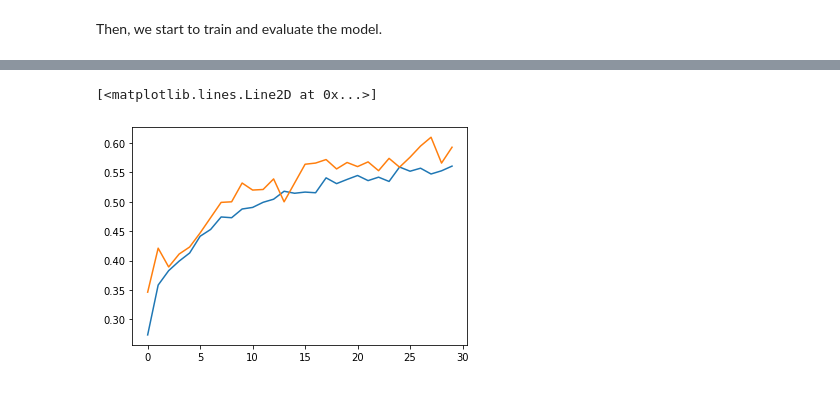
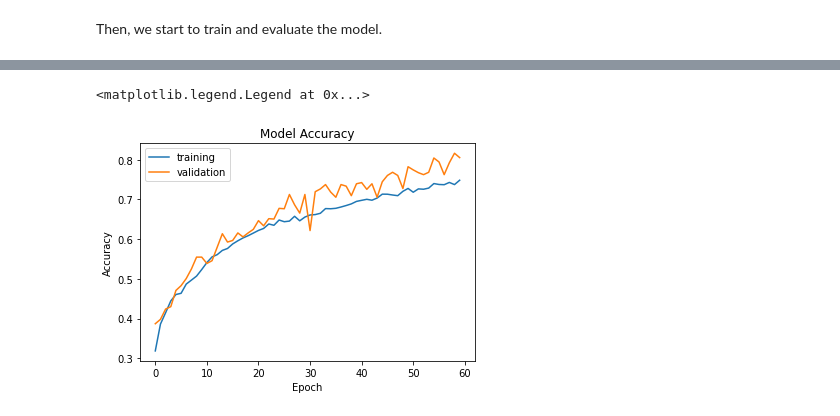
Before and after one commit to jiahao303/music-classifier, a Jupyter notebook: Music_Classifier_Nov_29.ipynb, the cells around one changed output, grey strips where cells are left out. Drawn from its saved outputs; the diff is of its cells as text; code cells hidden in the pictures.

```diff
--- a/Music_Classifier_Nov_29.ipynb
+++ b/Music_Classifier_Nov_29.ipynb
@@ -426,11 +418,13 @@ lyrics_features = layers.Dense(32, activation='relu')(lyrics_features)
 # %%
-scalar_features = layers.Dense(32, activation='relu')(scalars_input)
+scalar_features = layers.Dense(64, activation='relu')(scalars_input)
 # %% [markdown]
 In the following part, we are going to concatenate the output derived from lyrics pipeline and scalars pipeline.
 # %%
 main = layers.concatenate([lyrics_features, scalar_features], axis = 1)
+main = layers.Dense(256, activation='relu')(main)
+main = layers.Dense(64, activation='relu')(main)
 main = layers.Dense(32, activation='relu')(main)
-output = layers.Dense(num_genres, name = "genre")(main)
+output = layers.Dense(num_genres, name = "genre", activation = 'softmax')(main)
 # %%
 model = keras.Model(
     inputs = [lyrics_input, scalars_input],
@@ -462,11 +440,11 @@ ________________________________________________________________________________
 Then, we start to train and evaluate the model.
 # %%
 model.compile(optimizer = "adam",
-              loss = losses.SparseCategoricalCrossentropy(from_logits=True),
+              loss = losses.SparseCategoricalCrossentropy(from_logits=False),
               metrics=['accuracy']
 )
 # %%
 history = model.fit(train,
                     validation_data=val,
-                    epochs = 30,
-                    verbose = False)
+                    epochs = 60,
+                    verbose = True)
@@ -473,7 +469,12 @@ history = model.fit(train,
 # %%
 from matplotlib import pyplot as plt
-plt.plot(history.history["accuracy"])
-plt.plot(history.history["val_accuracy"])
+# summarize history for accuracy
+plt.plot(history.history["accuracy"], label = "training")
+plt.plot(history.history["val_accuracy"], label = "validation")
+plt.title("Model Accuracy")
+plt.xlabel("Epoch")
+plt.ylabel("Accuracy")
+plt.legend(["training","validation"], loc = "upper left")
 # %% [output]
-[<matplotlib.lines.Line2D at 0x...>]
+<matplotlib.legend.Legend at 0x...>
-[figure, old version]
+[figure, new version]
```
Also changed, not shown: parts of 8 cells of this notebook.
